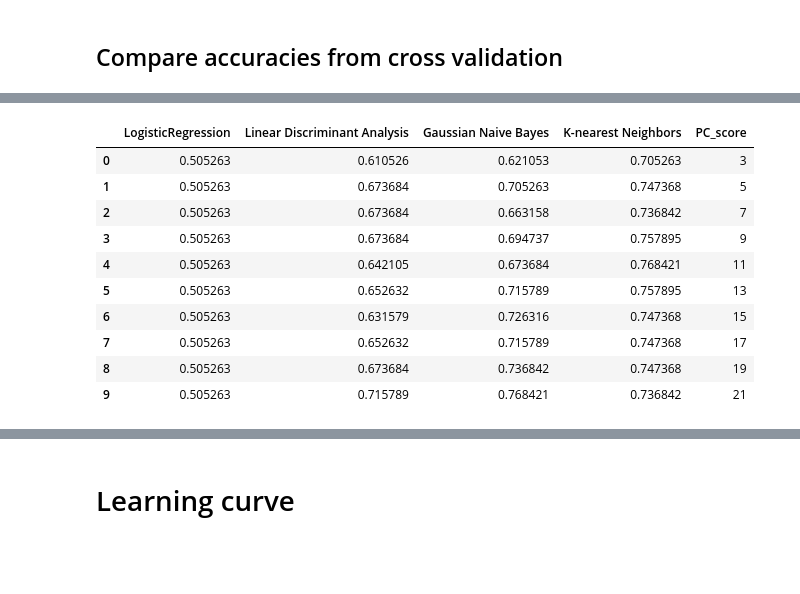
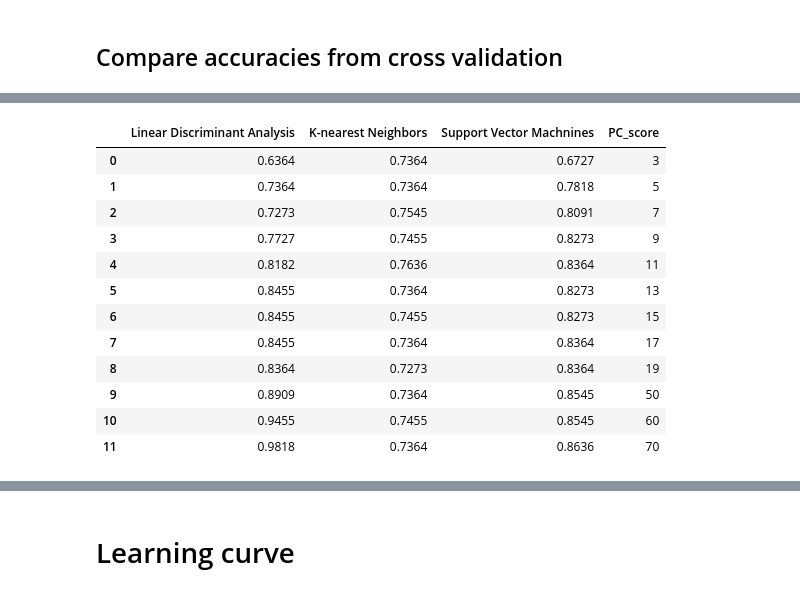
Before and after one commit to Sam-AI13/SERS-and-proteinuria, a Jupyter notebook: Classification of patients (part 3).ipynb, the cells around one changed output, grey strips where cells are left out. Saved outputs shown, nothing was run; the diff lists cells and outputs as text; code cells hidden in the pictures; blank space fills up the shorter version.

```diff
--- a/Classification of patients (part 3).ipynb
+++ b/Classification of patients (part 3).ipynb
@@ -415,11 +413,2 @@ results_acc_cv
 # %% [markdown]
 ## Training
-# %%
-key_model = 'LogisticRegression'
-key_set = 'Ag_100nm_AuNPs'
-model = models_dict[key_model]
-model.fit(x_pca[key_set], y[key_set])
-y_pred = model.predict(x_pca[key_set])
-
-from sklearn import metrics
-metrics.accuracy_score(y[key_set], y_pred)
@@ -546,14 +542,18 @@ df['PC_score'] = np.arange(3,23,2)
-# %%
-df
-# %% [output]
-|  | LogisticRegression | Linear Discriminant Analysis | Gaussian Naive Bayes | K-nearest Neighbors | PC_score |
-| 0 | 0.505263 | 0.610526 | 0.621053 | 0.705263 | 3 |
-| 1 | 0.505263 | 0.673684 | 0.705263 | 0.747368 | 5 |
-| 2 | 0.505263 | 0.673684 | 0.663158 | 0.736842 | 7 |
-| 3 | 0.505263 | 0.673684 | 0.694737 | 0.757895 | 9 |
-| 4 | 0.505263 | 0.642105 | 0.673684 | 0.768421 | 11 |
-| 5 | 0.505263 | 0.652632 | 0.715789 | 0.757895 | 13 |
-| 6 | 0.505263 | 0.631579 | 0.726316 | 0.747368 | 15 |
-| 7 | 0.505263 | 0.652632 | 0.715789 | 0.747368 | 17 |
-| 8 | 0.505263 | 0.673684 | 0.736842 | 0.747368 | 19 |
-| 9 | 0.505263 | 0.715789 | 0.768421 | 0.736842 | 21 |
+# %%
+df = pd.DataFrame.from_dict(results_acc[key_set])
+df['PC_score'] = PC_range
+df
+# %% [output]
+|  | Linear Discriminant Analysis | K-nearest Neighbors | Support Vector Machnines | PC_score |
+| 0 | 0.6364 | 0.7364 | 0.6727 | 3 |
+| 1 | 0.7364 | 0.7364 | 0.7818 | 5 |
+| 2 | 0.7273 | 0.7545 | 0.8091 | 7 |
+| 3 | 0.7727 | 0.7455 | 0.8273 | 9 |
+| 4 | 0.8182 | 0.7636 | 0.8364 | 11 |
+| 5 | 0.8455 | 0.7364 | 0.8273 | 13 |
+| 6 | 0.8455 | 0.7455 | 0.8273 | 15 |
+| 7 | 0.8455 | 0.7364 | 0.8364 | 17 |
+| 8 | 0.8364 | 0.7273 | 0.8364 | 19 |
+| 9 | 0.8909 | 0.7364 | 0.8545 | 50 |
+| 10 | 0.9455 | 0.7455 | 0.8545 | 60 |
+| 11 | 0.9818 | 0.7364 | 0.8636 | 70 |
```
Also changed, not shown: parts of 22 cells of this notebook.
